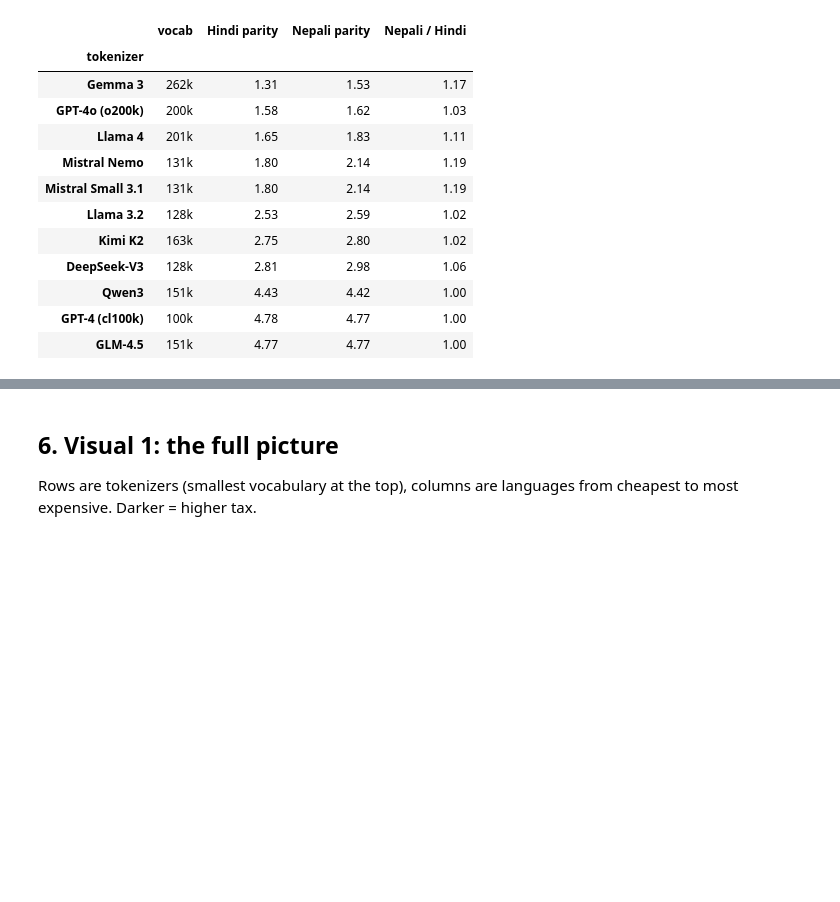
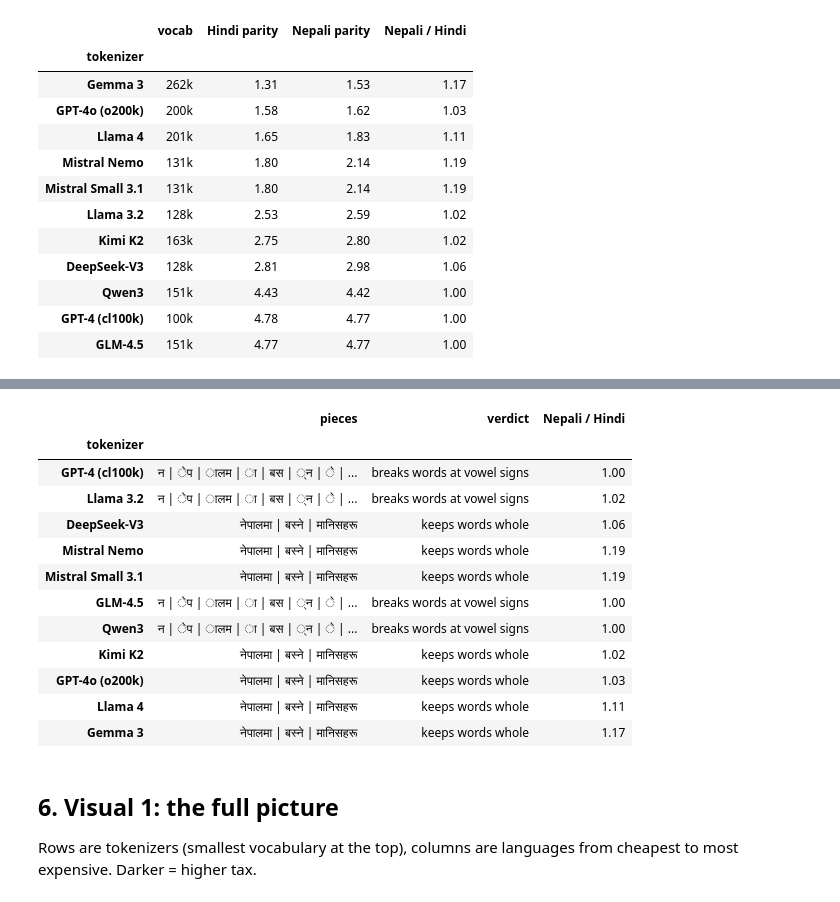
Before and after one commit to DikshyaL/Nepali-Tokenization-Tax, a Jupyter notebook: nepali_tokenization_tax.ipynb, the cells around one changed output, grey strips where cells are left out. Cells and saved outputs as stored; diff of their text form; code cells hidden in the pictures; blank space fills up the shorter version.

Commit message:
updated the tokenization tax

```diff
--- a/nepali_tokenization_tax.ipynb
+++ b/nepali_tokenization_tax.ipynb
@@ -136,7 +135,8 @@ def load_tokenizer(spec):
         return {"encode": enc.encode,
                 "batch":  lambda texts: [len(x) for x in enc.encode_batch(texts)],
                 "decode": lambda i: enc.decode([i]),
-                "vocab":  enc.n_vocab}
+                "vocab":  enc.n_vocab,
+                "raw":    enc}
     kwargs = {"trust_remote_code": True}          # needed for Kimi K2
     if "Mistral-Small" in spec:
         kwargs["fix_mistral_regex"] = True        # fixes a known pre-tokenization bug
@@ -144,7 +144,8 @@ def load_tokenizer(spec):
     return {"encode": lambda t: tok.encode(t, add_special_tokens=False),
             "batch":  lambda texts: [len(x) for x in tok(texts, add_special_tokens=False)["input_ids"]],
             "decode": lambda i: tok.decode([i]),
-            "vocab":  len(tok)}
+            "vocab":  len(tok),
+            "raw":    tok}
 
 tokenizers = {}
 for name, spec in TOKENIZERS.items():
@@ -181,6 +179,7 @@ Sentences are encoded in batches, so this takes a few minutes rather than much l
 # %%
 rows = []
 per_sentence = {}
+sent_counts = {}     # raw token counts per sentence, used for confidence intervals
 
 for tk, T in tokenizers.items():
     start = time.time()
@@ -189,6 +188,7 @@ for tk, T in tokenizers.items():
         lang = LANGS[code]
         counts = np.array(T["batch"](sents))
         per_sentence[(tk, lang)] = counts / np.maximum(base, 1)
+        sent_counts[(tk, lang)] = counts
         rows.append({
             "tokenizer": tk,
             "vocab": T["vocab"],
@@ -251,3 +322,69 @@ summary
+# %%
+import regex
+
+PHRASE = "नेपालमा बस्ने मानिसहरू"
+
+def _byte_decoder():
+    bs = list(range(ord("!"), ord("~") + 1)) + list(range(ord("¡"), ord("¬") + 1)) + list(range(ord("®"), ord("ÿ") + 1))
+    cs, n = bs[:], 0
+    for b in range(256):
+        if b not in bs:
+            bs.append(b); cs.append(256 + n); n += 1
+    return {chr(c): b for b, c in zip(bs, cs)}
+BYTE_DEC = _byte_decoder()
+
+def readable(piece):
+    try:
+        return bytes(BYTE_DEC[ch] for ch in piece).decode("utf-8", errors="replace")
+    except KeyError:
+        return piece   # not byte-level (e.g. SentencePiece pieces)
+
+def pretokenize(T):
+    raw = T["raw"]
+    for obj in [raw, getattr(raw, "model", None)]:          # tiktoken-style (incl. Kimi K2)
+        pat = getattr(obj, "_pat_str", None) or getattr(obj, "pat_str", None)
+        if isinstance(pat, str):
+            return [m.group(0) for m in regex.finditer(pat, PHRASE, flags=regex.V1)]
+    bt = getattr(raw, "backend_tokenizer", None)             # Hugging Face fast tokenizers
+    if bt is not None:
+        if bt.pre_tokenizer is None:
+            return [PHRASE]
+        return [readable(p) for p, _ in bt.pre_tokenizer.pre_tokenize_str(PHRASE)]
+    return None
+
+words = PHRASE.split()
+pt_rows = []
+for tk in tk_order:
+    try:
+        pieces = pretokenize(tokenizers[tk])
+    except Exception as e:
+        pieces = None
+    if pieces is None:
+        pt_rows.append({"tokenizer": tk, "pieces": "", "verdict": "could not inspect"}); continue
+    core = [p.replace("▁", " ").strip() for p in pieces]
+    core = [p for p in core if p]
+    whole = all(any(w in p for p in core) for w in words)
+    pt_rows.append({"tokenizer": tk, "pieces": " | ".join(core),
+                    "verdict": "keeps words whole" if whole else "breaks words at vowel signs"})
+pretok = pd.DataFrame(pt_rows).set_index("tokenizer")
+pretok = pretok.join(summary[["Nepali / Hindi"]])
+pretok.to_csv("pretokenizer_check.csv")
+pd.set_option("display.max_colwidth", 120)
+pretok
+# %% [output]
+|  | pieces | verdict | Nepali / Hindi |
+| tokenizer |  |  |  |
+| GPT-4 (cl100k) | न | ेप | ालम | ा | बस | ्न | े | ... | breaks words at vowel signs | 1.00 |
+| Llama 3.2 | न | ेप | ालम | ा | बस | ्न | े | ... | breaks words at vowel signs | 1.02 |
+| DeepSeek-V3 | नेपालमा | बस्ने | मानिसहरू | keeps words whole | 1.06 |
+| Mistral Nemo | नेपालमा | बस्ने | मानिसहरू | keeps words whole | 1.19 |
+| Mistral Small 3.1 | नेपालमा | बस्ने | मानिसहरू | keeps words whole | 1.19 |
+| GLM-4.5 | न | ेप | ालम | ा | बस | ्न | े | ... | breaks words at vowel signs | 1.00 |
+| Qwen3 | न | ेप | ालम | ा | बस | ्न | े | ... | breaks words at vowel signs | 1.00 |
+| Kimi K2 | नेपालमा | बस्ने | मानिसहरू | keeps words whole | 1.02 |
+| GPT-4o (o200k) | नेपालमा | बस्ने | मानिसहरू | keeps words whole | 1.03 |
+| Llama 4 | नेपालमा | बस्ने | मानिसहरू | keeps words whole | 1.11 |
+| Gemma 3 | नेपालमा | बस्ने | मानिसहरू | keeps words whole | 1.17 |
 # %% [markdown]
 ## 6. Visual 1: the full picture
 
```
Also changed, not shown: parts of 10 cells of this notebook.
